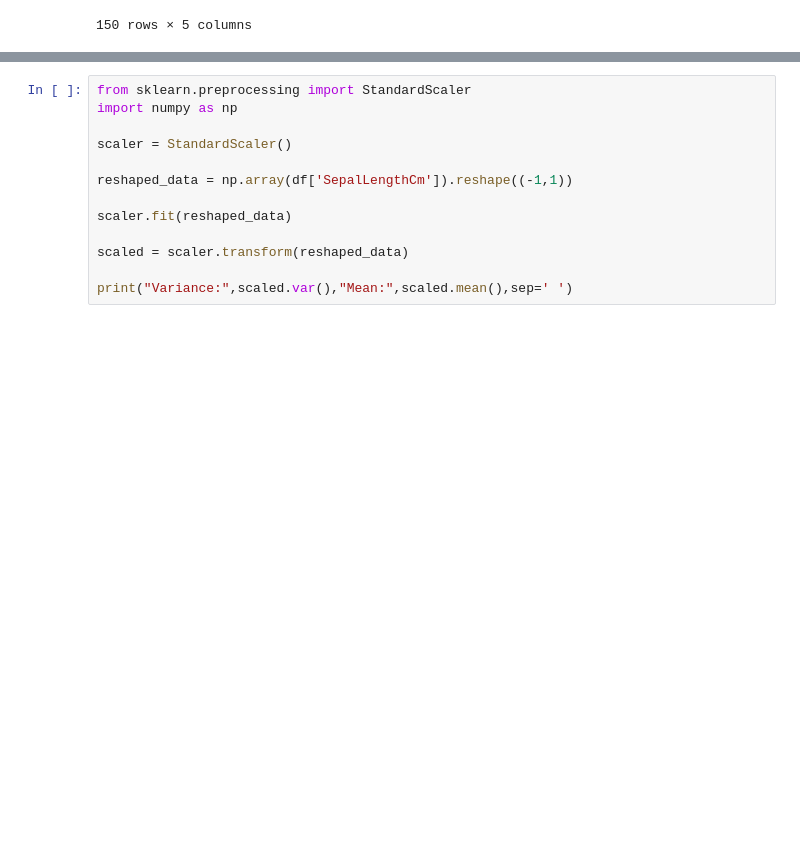
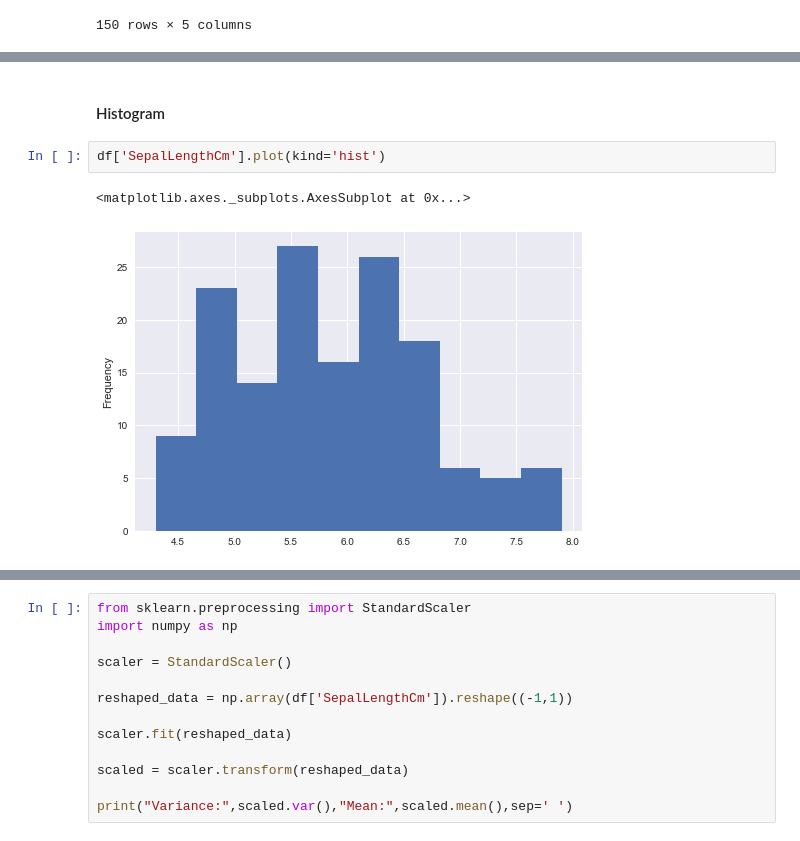
Before and after one commit to Geek-ubaid/Machine-Learning-Make-computers-think, a Jupyter notebook: PredictionModel_v2.ipynb, the cells around one changed output, grey strips where cells are left out. Cells and saved outputs as stored; diff of their text form; blank space fills up the shorter version.

```diff
--- a/PredictionModel_v2.ipynb
+++ b/PredictionModel_v2.ipynb
@@ -184,0 +279,7 @@ df_join
+# %% [markdown]
+#### Histogram
+# %%
+df['SepalLengthCm'].plot(kind='hist')
+# %% [output]
+<matplotlib.axes._subplots.AxesSubplot at 0x...>
+[figure, added]
```
Also changed, not shown: parts of 32 cells of this notebook.
